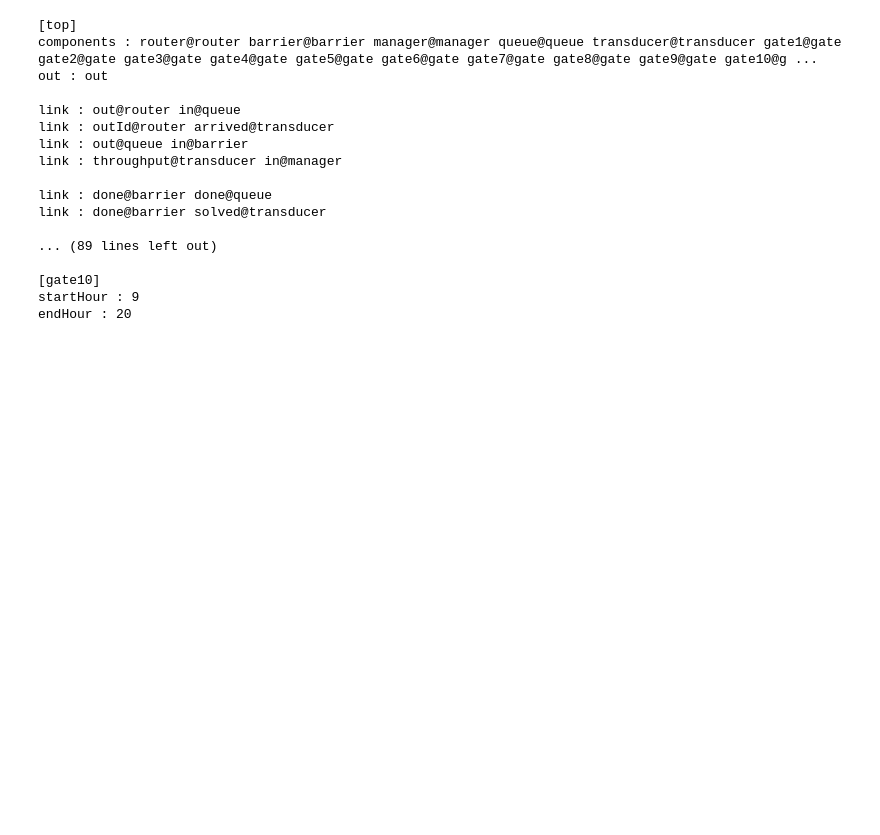
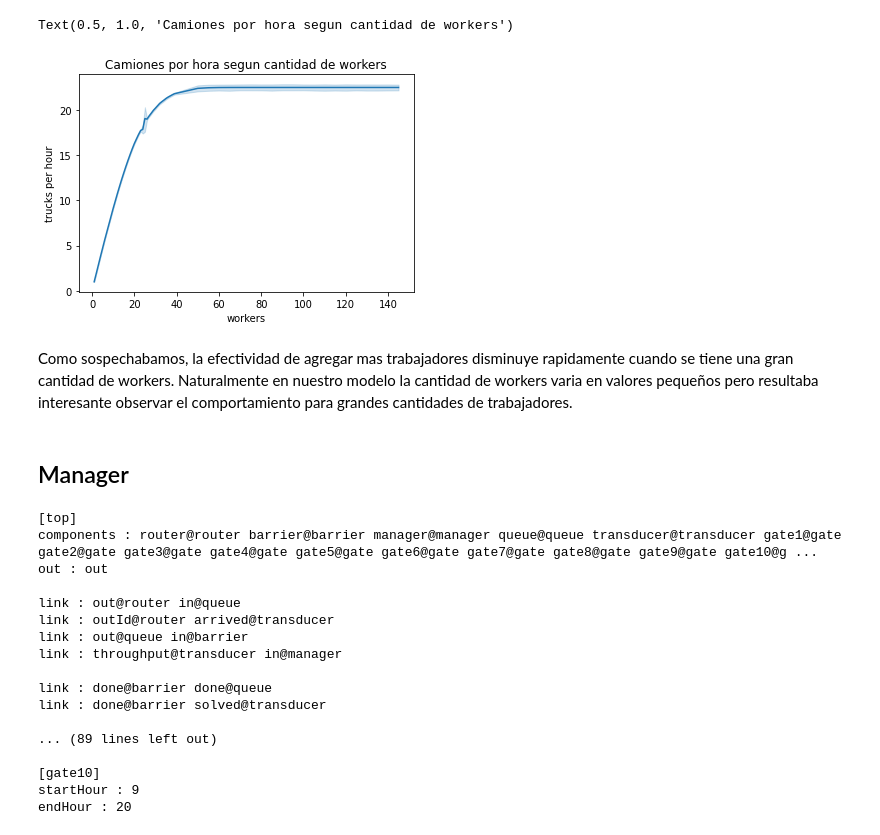
Before and after one commit to mcarreiro/dc-sed-tp1-2022, a Jupyter notebook: notebooks/inbound.ipynb, the cells around one changed output. Saved outputs shown, nothing was run; the diff lists cells and outputs as text; code cells hidden in the pictures; blank space fills up the shorter version.

```diff
--- a/notebooks/inbound.ipynb
+++ b/notebooks/inbound.ipynb
@@ -10,0 +88,10 @@ CDPP_ATOMICS = CDPP_SRC.joinpath('cd++/atomics')
+# %%
+sns.lineplot(data=df, x="workers", y="trucks per hour")
+plt.title('Camiones por hora segun cantidad de workers')
+# %% [output]
+Text(0.5, 1.0, 'Camiones por hora segun cantidad de workers')
+[figure, added]
+# %% [markdown]
+Como sospechabamos, la efectividad de agregar mas trabajadores disminuye rapidamente cuando se tiene una gran cantidad de workers. Naturalmente en nuestro modelo la cantidad de workers varia en valores pequeños pero resultaba interesante observar el comportamiento para grandes cantidades de trabajadores.
+# %% [markdown]
+## Manager
```
Also changed, not shown: parts of 28 cells of this notebook, 4 other files.
